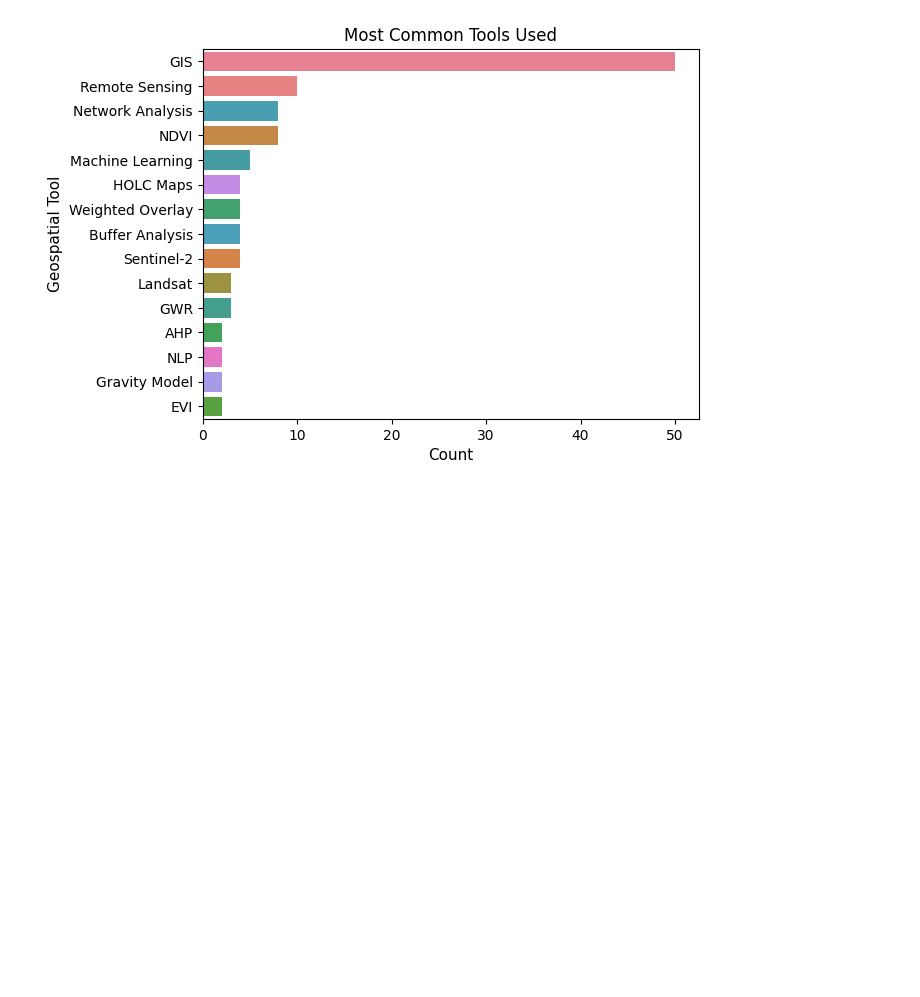
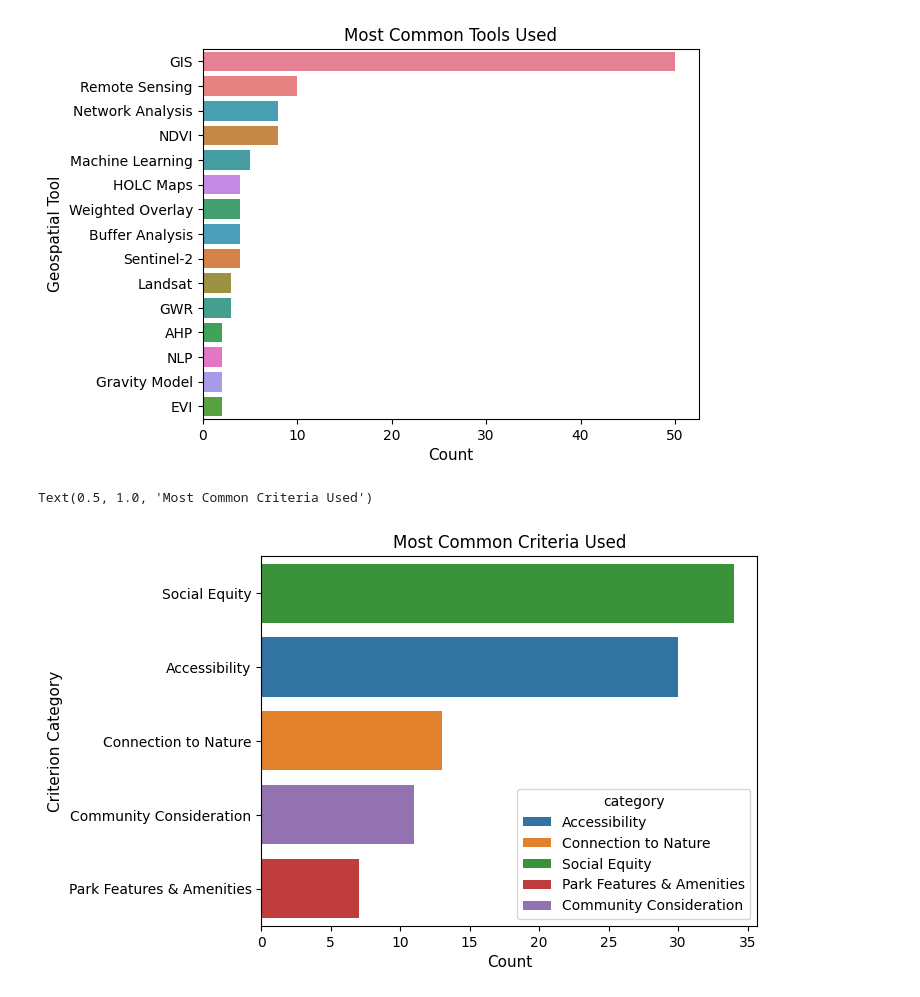
Before and after one commit to lurplee/greenspace_project, a Jupyter notebook: green_notebook.ipynb, the cells around one changed output. Cells and saved outputs as stored; diff of their text form; code cells hidden in the pictures; blank space fills up the shorter version.

Commit message:
added criterion category distributions (barplot and pie chart)

```diff
--- a/green_notebook.ipynb
+++ b/green_notebook.ipynb
@@ -22,3 +22,14 @@ geo_tools_graph1.set_title("Most Common Tools Used")
 # %% [output]
 Text(0.5, 1.0, 'Most Common Tools Used')
 [figure]
+# %%
+
+
+# df_criteria_top_5 = df_criteria["criterion"].value_counts().iloc[:7].index
+criteria_graph1 = sns.countplot(data = df_criteria, y="category", order = df_criteria["category"].value_counts().index, hue="category")
+criteria_graph1.set_xlabel("Count", fontsize =11)
+criteria_graph1.set_ylabel("Criterion Category", fontsize =11)
+criteria_graph1.set_title("Most Common Criteria Used")
+# %% [output]
+Text(0.5, 1.0, 'Most Common Criteria Used')
+[figure, added]
```
Also changed, not shown: parts of 1 cell of this notebook.
